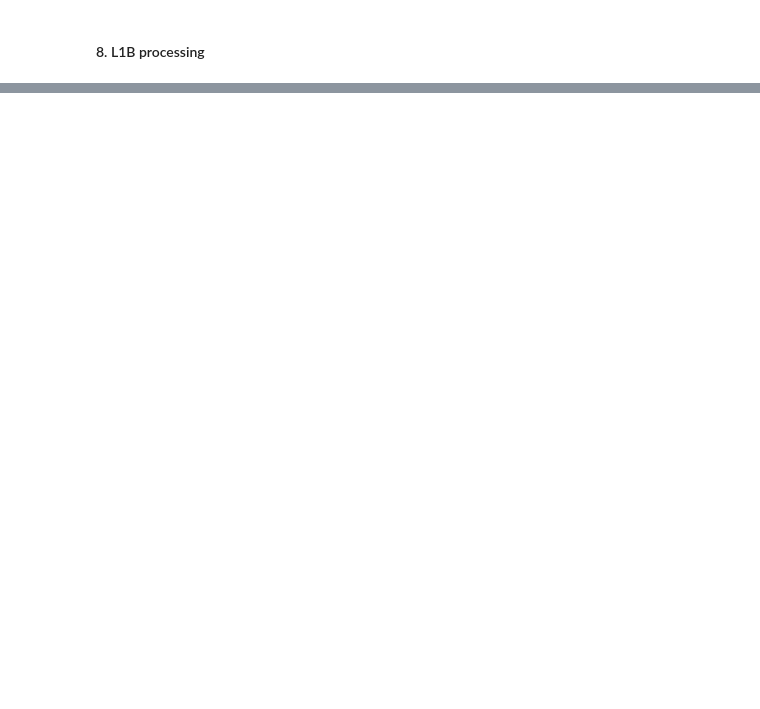
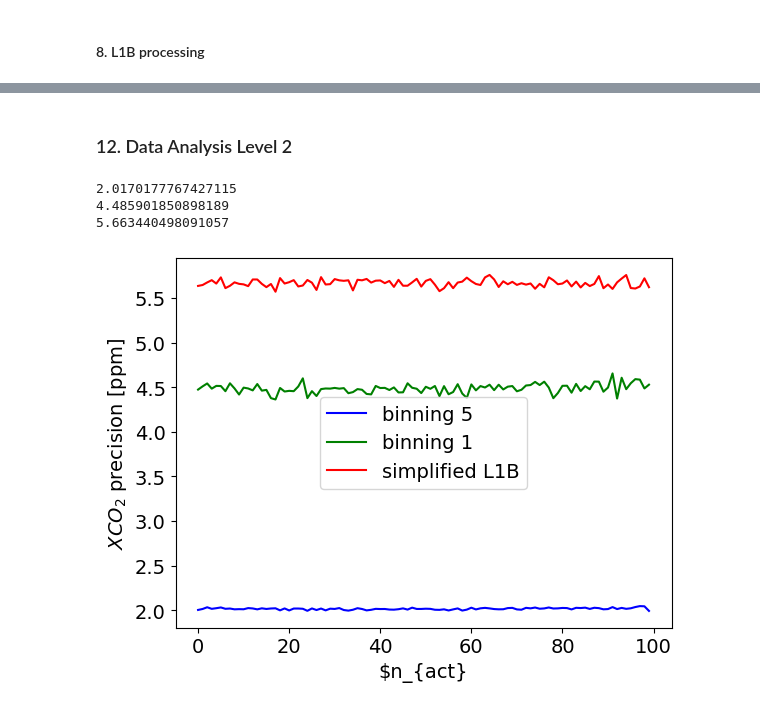
Before and after one commit to undomained/teds, a Jupyter notebook: examples/exp5_snr/exp5.0_snr_requirement_test.ipynb, the cells around one changed output, grey strips where cells are left out. Drawn from its saved outputs; the diff is of its cells as text; code cells hidden in the pictures; blank space fills up the shorter version.

```diff
--- a/examples/exp5_snr/exp5.0_snr_requirement_test.ipynb
+++ b/examples/exp5_snr/exp5.0_snr_requirement_test.ipynb
@@ -274,0 +203,34 @@ ax1.set_ylim([0.0,650])
+# %% [markdown]
+### 12. Data Analysis Level 2
+# %%
+if(proc_data_aly_l2):
+    filen  = path + 'level2/Tango_Carbon_l2_exp5.0_bin5.nc'
+    l2_data  = Dataset(filen)
+    prec_xco2_proxy_bin5 = np.array(deepcopy(l2_data['precision XCO2 proxy'][:]).flatten())
+    l2prec_median_bin5 = np.median(prec_xco2_proxy_bin5)
+    print(l2prec_median_bin5)
+
+    filen  = path + 'level2/Tango_Carbon_l2_exp5.0_bin1.nc'
+    l2_data  = Dataset(filen)
+    prec_xco2_proxy_bin1 = np.array(deepcopy(l2_data['precision XCO2 proxy'][:]).flatten())
+    l2prec_median_bin1 = np.median(prec_xco2_proxy_bin1)
+    print(l2prec_median_bin1)
+
+    filen  = path + 'level2/Tango_Carbon_l2_exp5.0_sim.nc'
+    l2_data  = Dataset(filen)
+    prec_xco2_proxy_sim = np.array(deepcopy(l2_data['precision XCO2 proxy'][:]).flatten())
+    l2prec_median_sim = np.median(prec_xco2_proxy_sim)
+    print(l2prec_median_sim)
+
+    plt.plot(prec_xco2_proxy_bin5, color = 'blue', label = 'binning 5')
+    plt.plot(prec_xco2_proxy_bin1, color = 'green', label = 'binning 1')
+    plt.plot(prec_xco2_proxy_sim, color = 'red', label = 'simplified L1B')
+    plt.legend()
+
+    plt.xlabel('$n_{act}')
+    plt.ylabel('$XCO_2$ precision [ppm]')
+# %% [output]
+2.0170177767427115
+4.485901850898189
+5.663440498091057
+[figure, added]
```
Also changed, not shown: parts of 16 cells of this notebook, 7 other files.
